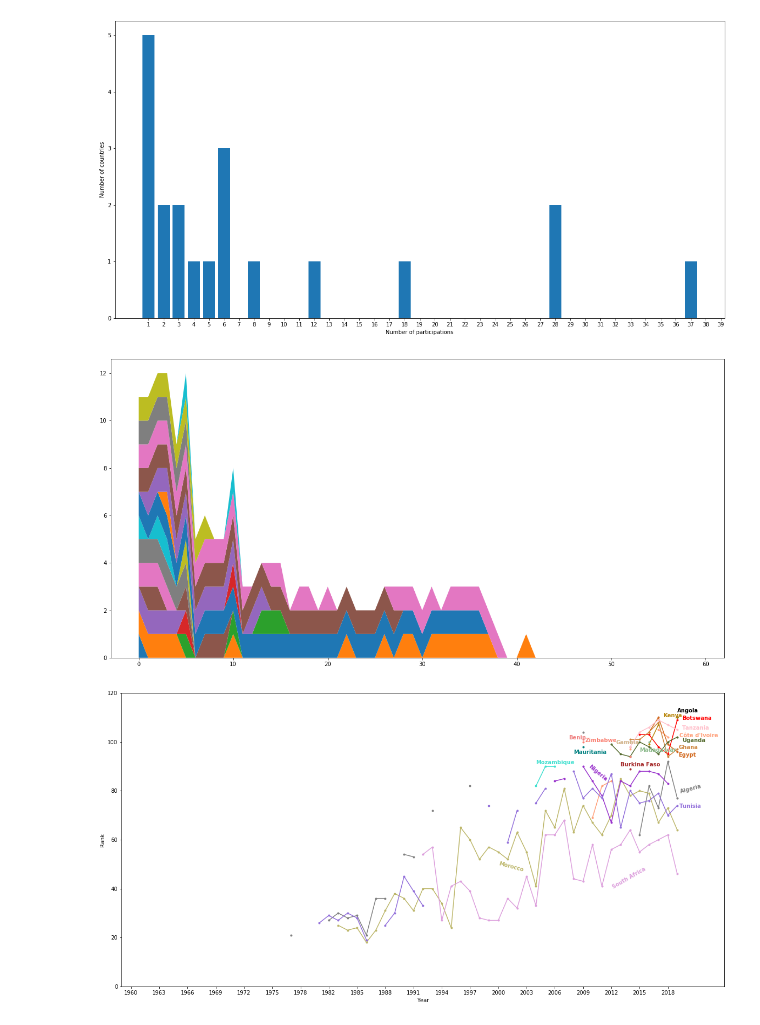
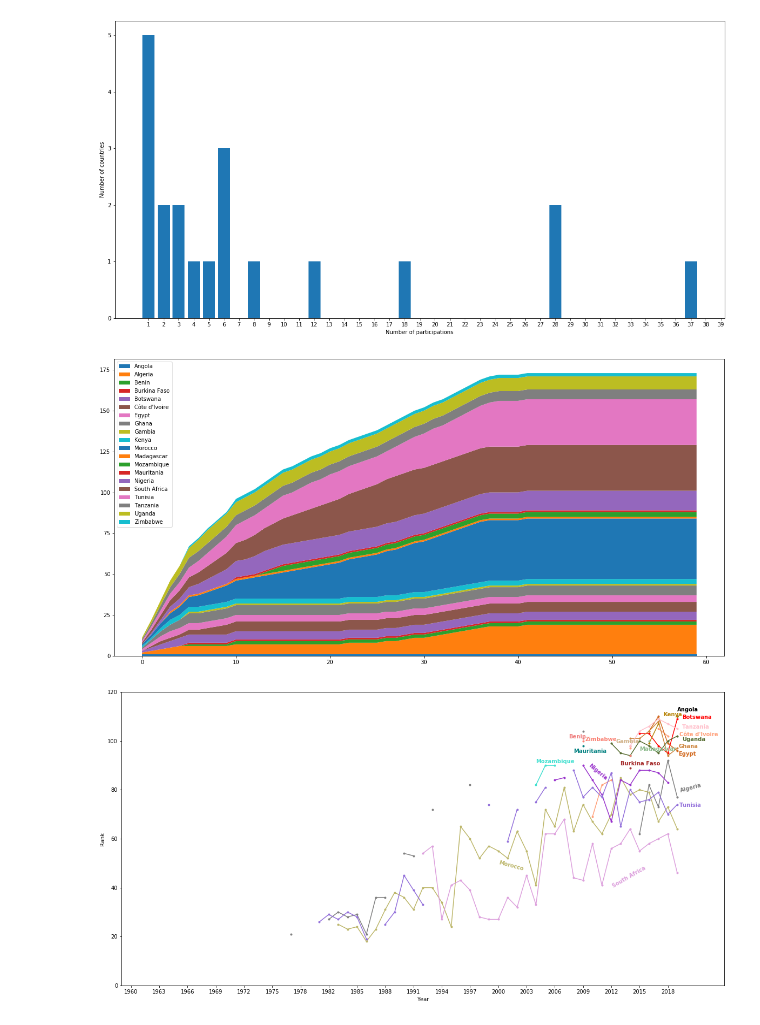
Before and after one commit to Djimdou/Side-Projects, a Jupyter notebook: IMO-Web-Scraping.ipynb, the cells around one changed output. Saved outputs shown, nothing was run; the diff lists cells and outputs as text; code cells hidden in the pictures.

```diff
--- a/IMO-Web-Scraping.ipynb
+++ b/IMO-Web-Scraping.ipynb
@@ -142,18 +142,14 @@ plt.show()
 # %%
 # Stacked area chart
 
-participations = np.array([[1-np.isnan(data[african_participant][a][y]) for y in range(len(year))] for a in range(len(african_participant))])
-#participations.shape
-
-#for a in range(len(african_participant)):
-#    participations[a] = 1-np.isnan(data[african_participant][a])
+participations = np.array([np.cumsum([1-np.isnan(data[african_participant][a][y]) for y in range(len(year))]) for a in range(len(african_participant))])
 
 figure(figsize=(20,10))
-#y=[[1,4,6,8,9], [2,2,7,10,12], [2,8,5,10,6]]
-plt.stackplot(range(len(year)),participations)# , labels=name[african_participant]
+plt.stackplot(range(len(year)),participations, labels=name[african_participant])
+plt.legend(loc='upper left')
 plt.show()
 # %% [output]
-[figure, old version]
+[figure, new version]
 # %%
 # Plot: for each African country, evolution of its performance at IMO
 
```
